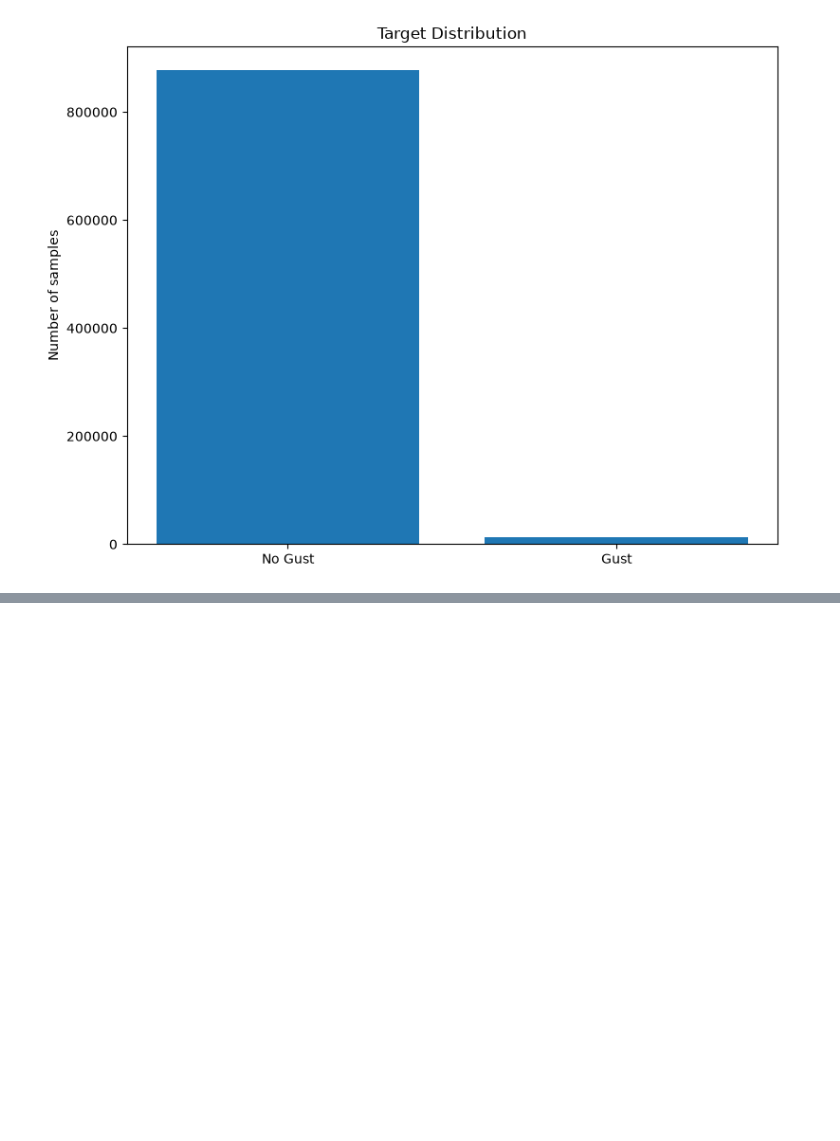
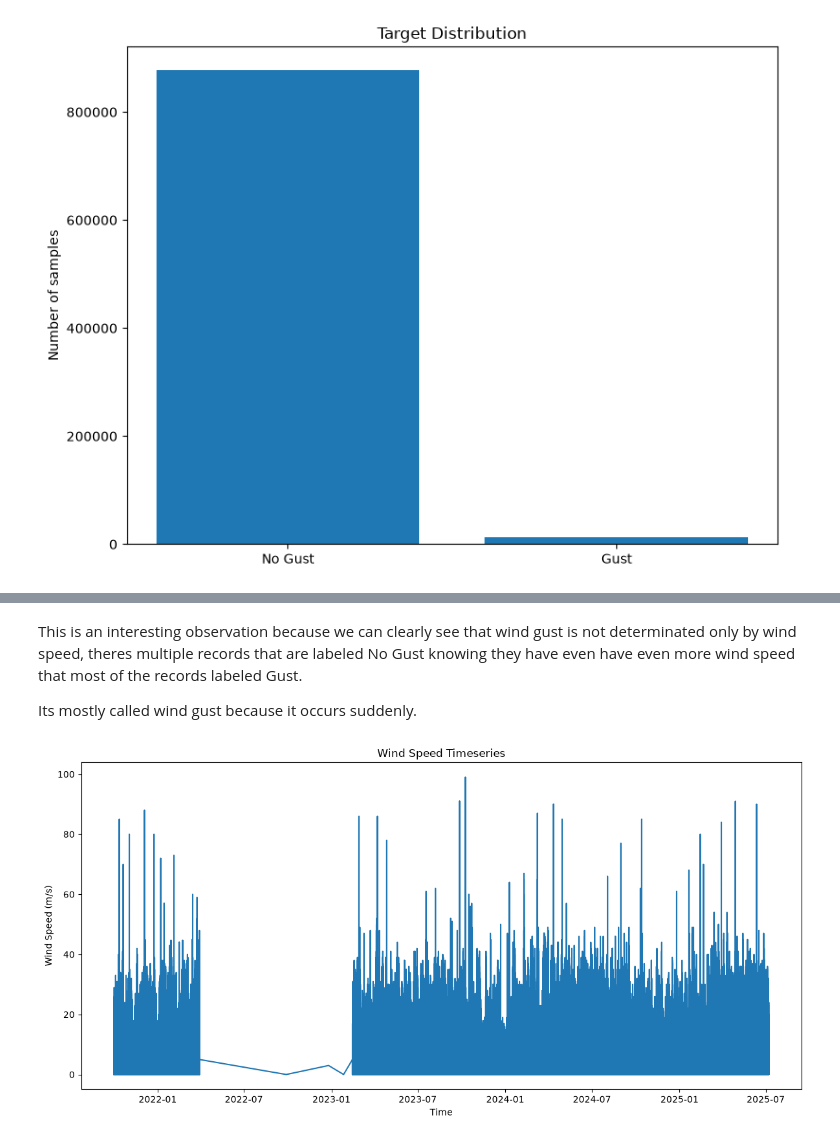
Before and after one commit to Marouanelmzr/meteorological-time-series-forecasting, a Jupyter notebook: notebooks/01_exploration.ipynb, the cells around one changed output, grey strips where cells are left out. Saved outputs shown, nothing was run; the diff lists cells and outputs as text; code cells hidden in the pictures; blank space fills up the shorter version.

```diff
--- a/notebooks/01_exploration.ipynb
+++ b/notebooks/01_exploration.ipynb
@@ -22,0 +34,10 @@ fig.savefig(
+# %% [markdown]
+This is an interesting observation because we can clearly see that wind gust is not determinated only by wind speed, theres multiple records that are labeled No Gust knowing they have even have even more wind speed that most of the records labeled Gust.
+
+Its mostly called wind gust because it occurs suddenly.
+# %%
+from src.visualization.wind_timeseries import plot_wind_timeseries
+
+fig = plot_wind_timeseries(df)
+# %% [output]
+[figure, added]
```
Also changed, not shown: parts of 6 cells of this notebook, 4 other files.
